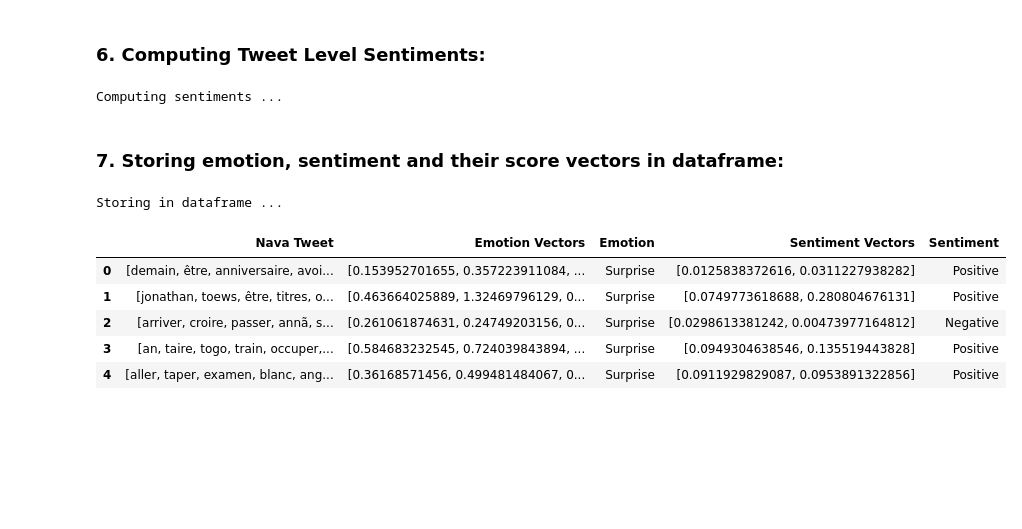
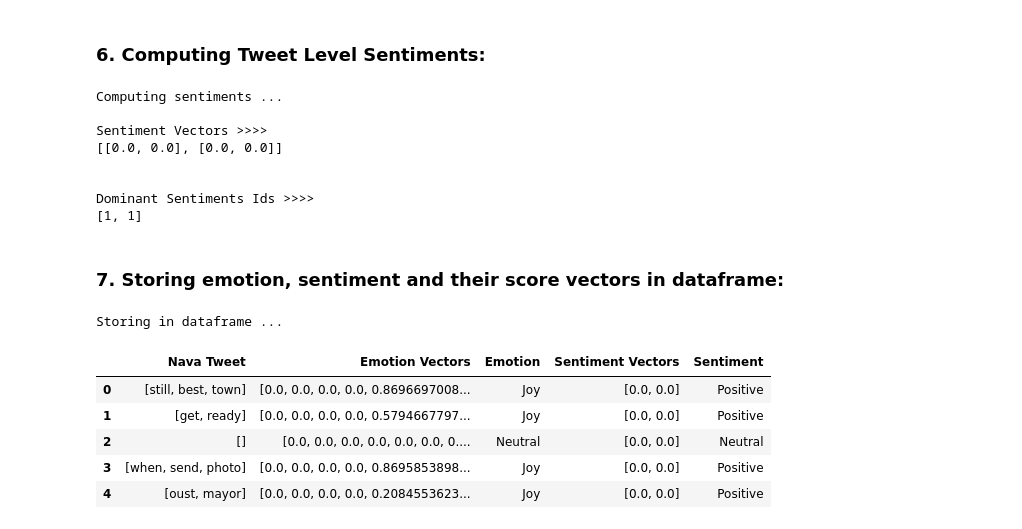
Before and after one commit to meryemmhamdi1/GMR_ADA_Project, a Jupyter notebook: Notebooks/II. Polarity and Emotion Recognition/6. Rule Based Fine Grained Lexicon Extended with Word2Vec.ipynb, the cells around one changed output. Cells and saved outputs as stored; diff of their text form; code cells hidden in the pictures; blank space fills up the shorter version.

Commit message:
Cleaned and Added description to word2Vec approach

```diff
--- a/Notebooks/II. Polarity and Emotion Recognition/6. Rule Based Fine Grained Lexicon Extended with Word2Vec.ipynb
+++ b/Notebooks/II. Polarity and Emotion Recognition/6. Rule Based Fine Grained Lexicon Extended with Word2Vec.ipynb
@@ -104,4 +76,5 @@ Convert nava tweets
 # %% [markdown]
 ### 2. Loading Language Lexicon (version containing set of representative words):
 # %%
-lexicon_df = pd.read_csv('NRCLexicon/French/french_nrc.csv',encoding='ISO-8859-1')
+lexicon_df = pd.read_csv('../../NRCLexicon/English/lexicon_nrc.csv',encoding='ISO-8859-1')
+lexicon_df.head()
@@ -110,7 +90,7 @@ lexicon_df = pd.read_csv('NRCLexicon/French/french_nrc.csv',encoding='ISO-8859-1
 # %%
 print ("Loading Word2Vec ....")
 from gensim.models import word2vec
-model = word2vec.Word2Vec.load('../../Project_Backup/BigData/Models/whole_fr_model')
+model = word2vec.Word2Vec.load('../../Models/en_sample')
 # %% [output]
 Loading Word2Vec ....
 # %%
@@ -126,7 +106,7 @@ def compute_matrix_sentences_list_word2vec(nava_words, nrc_lexicon,model):
     sm_list = list_nrc_lexicon(nrc_lexicon)
     emotions = nrc_lexicon.columns.values
     matrix_sentences_list = []
-    for i in tqdm(range(0, len(nava_words))): # Iterate over all sentences
+    for i in range(0, len(nava_words)): # Iterate over all sentences
         " Initialize matrix for each sentence "
         w, h = len(nava_words[i]), 10
         matrix_sentence = [[0 for x in range(w)] for y in range(h)]
@@ -135,7 +115,7 @@ def compute_matrix_sentences_list_word2vec(nava_words, nrc_lexicon,model):
             j = 0
             for emotion in range(0, len(emotions)): # Iterate over all emotions => fill in the emotional vectors for all words
                 total_similarity = 0
-                for representative_word in sm_list[emotion][0:10]:
+                for representative_word in sm_list[emotion]:
                     r = len(sm_list[emotion])
                     if word in model and representative_word in model:
                         total_similarity += model.similarity(word, representative_word)
@@ -158,7 +138,7 @@ from __future__ import division
 
 def compute_sentence_emotion_vectors(matrix_sentences_list):
     emotion_vector_list = []
-    for i in tqdm(range(0, len(matrix_sentences_list))):
+    for i in range(0, len(matrix_sentences_list)):
         sum_sentence = []
         ids = [0,1,2,3,4,7,8,9]
         for j in ids: # for each emotion
@@ -174,7 +154,7 @@ def compute_sentence_emotion_vectors(matrix_sentences_list):
 
 def compute_sentence_sentiment_vectors(matrix_sentences_list):
     emotion_vector_list = []
-    for i in tqdm(range(0, len(matrix_sentences_list))):
+    for i in range(0, len(matrix_sentences_list)):
         sum_sentence = []
         ids = [5,6]
         for j in ids: # for each emotion
@@ -191,7 +171,7 @@ def compute_sentence_sentiment_vectors(matrix_sentences_list):
 def compute_emotionalities(sentence_vectors):
     emotionalities = []
     threshold = 0 # THRESHOLD PARAMETER TO BE FINE TUNED (0 for lexicon, 0.2 for pmi)
-    for i in tqdm(range(0,len(sentence_vectors))):
+    for i in range(0,len(sentence_vectors)):
         sentence_vector = sentence_vectors[i]
         mylist = [0 if math.isnan(x) else x for x in sentence_vector]
         if (max(mylist) > threshold): #Threshold
@@ -203,7 +183,7 @@ def compute_emotionalities(sentence_vectors):
 def compute_sentiments(sentence_vectors_sent,emotionalities):
     sentiments = []
     threshold = 0 # THRESHOLD PARAMETER TO BE FINE TUNED (0 for lexicon, 0.2 for pmi)
-    for i in tqdm(range(0,len(sentence_vectors_sent))):
+    for i in range(0,len(sentence_vectors_sent)):
         sentence_vector = sentence_vectors_sent[i]
         mylist = [0 if math.isnan(x) else x for x in sentence_vector]
         if (max(mylist) > threshold): #Threshold
@@ -236,8 +229,22 @@ print ("Computing sentiments ...")
 # Computing vectors of polarity scores by averaging over the word polarity scores
 sentence_vectors_sent = compute_sentence_sentiment_vectors(matrix_sentences_word2vec)
 
+print "\nSentiment Vectors >>>>"
+print sentence_vectors_sent[0:2]
+print "\n"
+
 # Selecting dominant polarity (positive, negative) using a specific threshold
 sentiments = compute_sentiments(sentence_vectors_sent,emotionalities)
+
+print "Dominant Sentiments Ids >>>>"
+print sentiments[0:2]
 # %% [output]
 Computing sentiments ...
+
+Sentiment Vectors >>>>
+[[0.0, 0.0], [0.0, 0.0]]
+
+
+Dominant Sentiments Ids >>>>
+[1, 1]
 # %%
@@ -269,24 +277,24 @@ for i in range(0,len(emotionalities)):
 # %%
 print ("Storing in dataframe ... ")
 word2vec_results_df = pd.DataFrame()
 
 word2vec_results_df['Nava Tweet'] = nava_tweets
 
 word2vec_results_df['Emotion Vectors'] = sentence_vectors_word2vec
 
 word2vec_results_df['Emotion'] = emotions
 
 word2vec_results_df['Sentiment Vectors'] = sentence_vectors_sent
 
 word2vec_results_df['Sentiment'] = senti
 
-word2vec_results_df.to_csv('../../Project_Backup/BigData/Word2VecBasedResults/fr/Tweets_Labelled_Word2Vec7.csv')
+word2vec_results_df.to_csv('../../Results/Sample Tweets Labelled Word2Vec.csv')
 word2vec_results_df.head()
 # %% [output]
 Storing in dataframe ...
 |  | Nava Tweet | Emotion Vectors | Emotion | Sentiment Vectors | Sentiment |
-| 0 | [demain, être, anniversaire, avoi... | [0.153952701655, 0.357223911084, ... | Surprise | [0.0125838372616, 0.0311227938282] | Positive |
-| 1 | [jonathan, toews, être, titres, o... | [0.463664025889, 1.32469796129, 0... | Surprise | [0.0749773618688, 0.280804676131] | Positive |
-| 2 | [arriver, croire, passer, annã, s... | [0.261061874631, 0.24749203156, 0... | Surprise | [0.0298613381242, 0.00473977164812] | Negative |
-| 3 | [an, taire, togo, train, occuper,... | [0.584683232545, 0.724039843894, ... | Surprise | [0.0949304638546, 0.135519443828] | Positive |
-| 4 | [aller, taper, examen, blanc, ang... | [0.36168571456, 0.499481484067, 0... | Surprise | [0.0911929829087, 0.0953891322856] | Positive |
+| 0 | [still, best, town] | [0.0, 0.0, 0.0, 0.0, 0.8696697008... | Joy | [0.0, 0.0] | Positive |
+| 1 | [get, ready] | [0.0, 0.0, 0.0, 0.0, 0.5794667797... | Joy | [0.0, 0.0] | Positive |
+| 2 | [] | [0.0, 0.0, 0.0, 0.0, 0.0, 0.0, 0.... | Neutral | [0.0, 0.0] | Neutral |
+| 3 | [when, send, photo] | [0.0, 0.0, 0.0, 0.0, 0.8695853898... | Joy | [0.0, 0.0] | Positive |
+| 4 | [oust, mayor] | [0.0, 0.0, 0.0, 0.0, 0.2084553623... | Joy | [0.0, 0.0] | Positive |
```
Also changed, not shown: parts of 9 cells of this notebook, 5 other files.
